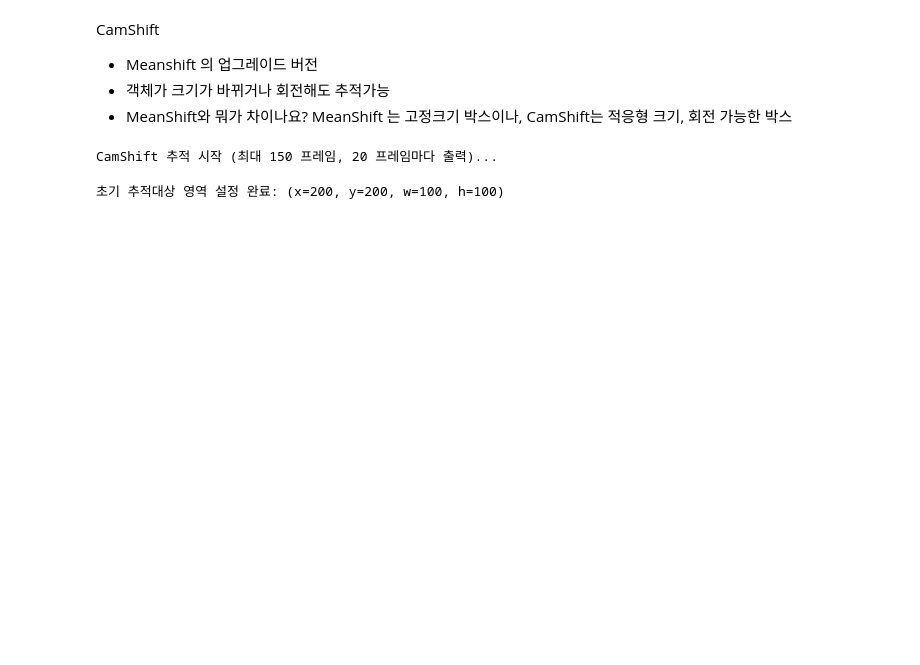
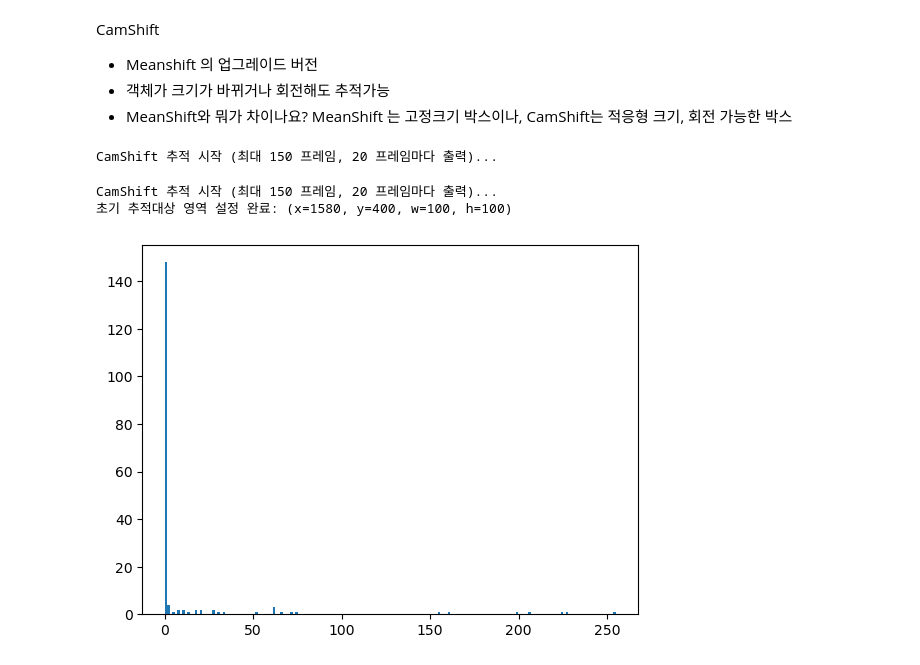
Before and after one commit to jongun12/AI-course, a Jupyter notebook: 강의_7기_AI응용_4차시_추적 알고리즘 실습/강의_7기_AI응용_4차시_06_CamShift 트래킹_20260126.ipynb, the cells around one changed output. Drawn from its saved outputs; the diff is of its cells as text; code cells hidden in the pictures; blank space fills up the shorter version.

```diff
--- a/강의_7기_AI응용_4차시_추적 알고리즘 실습/강의_7기_AI응용_4차시_06_CamShift 트래킹_20260126.ipynb
+++ b/강의_7기_AI응용_4차시_추적 알고리즘 실습/강의_7기_AI응용_4차시_06_CamShift 트래킹_20260126.ipynb
@@ -6,7 +6,7 @@ CamShift
 # %%
 import numpy as np
 import cv2
-from google.colab.patches import cv2_imshow # Colab 환경에서 이미지 표시를 위한 함수 임포트
+# from google.colab.patches import cv2_imshow # Colab 환경에서 이미지 표시를 위한 함수 임포트
 import time # 출력 속도 조절을 위한 time 모듈 임포트
 
 # --- 1. 변수 초기 설정 ---
@@ -16,8 +16,8 @@ win_name = 'CamShift Tracking' # 화면 표시 창 이름 (Colab에서는 디버
 # CamShift에 필요한 초기 추적 영역 좌표를 전역으로 초기화
 # NOTE: 이 값을 수정하여 추적할 객체의 초기 위치와 크기를 설정할 수 있습니다.
 # (x, y) = 시작 좌표, (w, h) = 너비, 높이
-x, y, w, h = 200, 200, 100, 100
-
+x, y, w, h = 1580 ,400,100,100
+# (100,250)
 # CamShift 중지 요건 (Termination Criteria)
 # (오차(EPS) 또는 반복 횟수(COUNT) 중 하나라도 충족되면 중지)
 termination = (cv2.TERM_CRITERIA_EPS | cv2.TERM_CRITERIA_COUNT, 10, 1)
@@ -42,6 +42,23 @@ print(f"CamShift 추적 시작 (최대 {MAX_FRAMES_TO_PROCESS} 프레임, {DISPL
 # %% [output]
 CamShift 추적 시작 (최대 150 프레임, 20 프레임마다 출력)...
 # %%
+# --- 2. 비디오 캡처 설정 ---
+# NOTE: Colab에서 이 코드를 실행하기 전에, 'top-down.mp4' 파일을 Colab 환경에 업로드해야 합니다.
+video_path = '/home/kim/Desktop/AI_cours/data/top-down.mp4'
+cap = cv2.VideoCapture(video_path) # 비디오 캡처 객체 생성
+delay = int(1000/24) # 딜레이 설정 (약 41ms)
+
+if not cap.isOpened():
+    print("오류: 비디오 파일을 열 수 없습니다. 파일을 업로드했는지 확인하세요.")
+    exit()
+
+# Colab 환경을 위해 프레임 처리 개수를 제한하고 출력 주기를 설정합니다.
+frame_count = 0
+MAX_FRAMES_TO_PROCESS = 150 # 최대 150 프레임만 처리
+DISPLAY_EVERY_N_FRAMES = 20 # 20 프레임마다 결과 출력
+
+print(f"CamShift 추적 시작 (최대 {MAX_FRAMES_TO_PROCESS} 프레임, {DISPLAY_EVERY_N_FRAMES} 프레임마다 출력)...")
+
 # 3. 첫 프레임에서 ROI 히스토그램 등록
 ret, frame = cap.read()
 if not ret:
@@ -54,7 +71,10 @@ if w > 0 and h > 0: # 유효한 ROI 설정된 경우에만 히스토그램 계
     roi_hsv = cv2.cvtColor(roi, cv2.COLOR_BGR2HSV)
 
     # 2. 마스크 생성 : ROI 히스토그램 계산 시 노이즈 픽셀 제외(채도/명도 낮은 픽셀 제외)
-    mask = cv2.inRange(roi_hsv, np.array((0.,50.,50.)),np.array((180.,255.,255.)))
+
+    mask = cv2.inRange(roi_hsv, np.array((0.,70.,70.)),np.array((180.,200.,200.)))
+
+    # mask = cv2.inRange(roi_hsv, np.array((0.,50.,50.)),np.array((180.,255.,255.)))
 
     # 3. ROI의 H(색상) 채널에 대한 히스토그램 계산 및 정규화
     # mask 사용, 히스토그램 계산 (cv2.calcHist)
@@ -69,4 +89,5 @@ else:
   print("오류")
   exit()
 # %% [output]
-초기 추적대상 영역 설정 완료: (x=200, y=200, w=100, h=100)
+CamShift 추적 시작 (최대 150 프레임, 20 프레임마다 출력)...
+초기 추적대상 영역 설정 완료: (x=1580, y=400, w=100, h=100)
@@ -72,0 +96,5 @@ else:
+# %%
+plt.hist(roi_hist.ravel(),180)
+plt.show()
+# %% [output]
+[figure, added]
```
Also changed, not shown: parts of 6 cells of this notebook, 14 other files.
